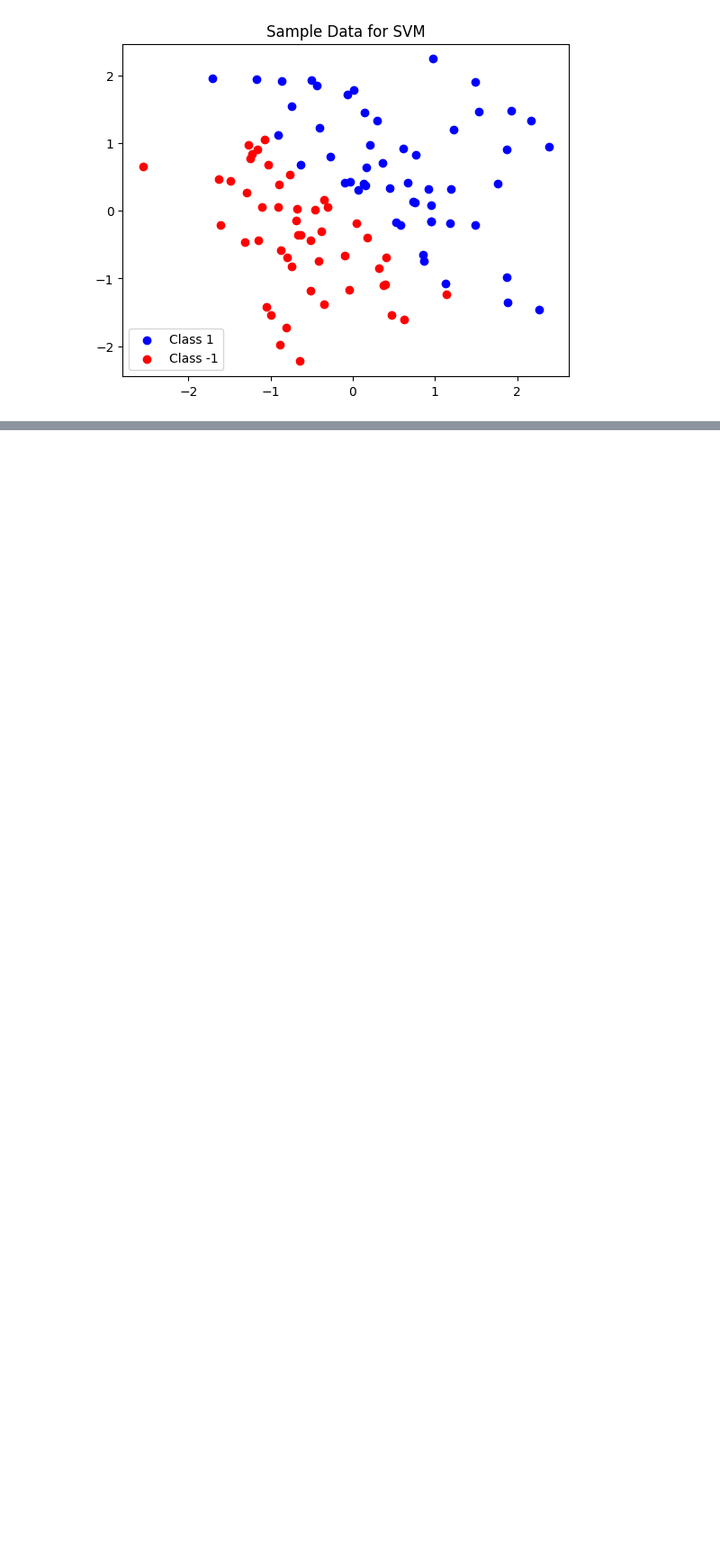
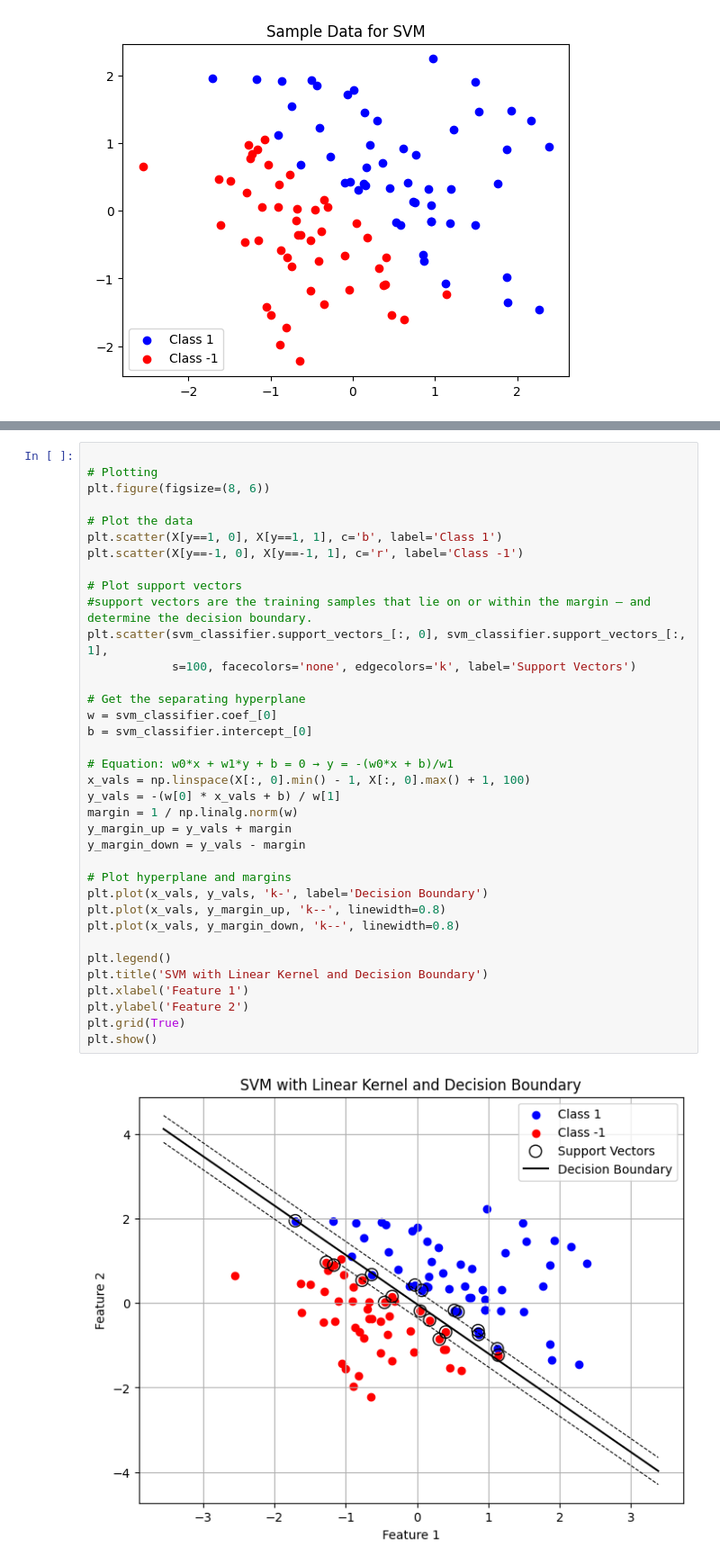
Before and after one commit to mha142/my_pytorch_tutorials, a Jupyter notebook: SVM_tutorial.ipynb, the cells around one changed output, grey strips where cells are left out. Shown: that part at 90% size. Drawn from its saved outputs; the diff is of its cells as text; blank space fills up the shorter version.

```diff
--- a/SVM_tutorial.ipynb
+++ b/SVM_tutorial.ipynb
@@ -72,3 +72,41 @@ Accuracy: 1.0
     accuracy                           1.00        20
    macro avg       1.00      1.00      1.00        20
 weighted avg       1.00      1.00      1.00        20
+# %%
+
+# Plotting
+plt.figure(figsize=(8, 6))
+
+# Plot the data
+plt.scatter(X[y==1, 0], X[y==1, 1], c='b', label='Class 1')
+plt.scatter(X[y==-1, 0], X[y==-1, 1], c='r', label='Class -1')
+
+# Plot support vectors
+#support vectors are the training samples that lie on or within the margin — and determine the decision boundary.
+plt.scatter(svm_classifier.support_vectors_[:, 0], svm_classifier.support_vectors_[:, 1],
+            s=100, facecolors='none', edgecolors='k', label='Support Vectors')
+
+# Get the separating hyperplane
+w = svm_classifier.coef_[0]
+b = svm_classifier.intercept_[0]
+
+# Equation: w0*x + w1*y + b = 0 → y = -(w0*x + b)/w1
+x_vals = np.linspace(X[:, 0].min() - 1, X[:, 0].max() + 1, 100)
+y_vals = -(w[0] * x_vals + b) / w[1]
+margin = 1 / np.linalg.norm(w)
+y_margin_up = y_vals + margin
+y_margin_down = y_vals - margin
+
+# Plot hyperplane and margins
+plt.plot(x_vals, y_vals, 'k-', label='Decision Boundary')
+plt.plot(x_vals, y_margin_up, 'k--', linewidth=0.8)
+plt.plot(x_vals, y_margin_down, 'k--', linewidth=0.8)
+
+plt.legend()
+plt.title('SVM with Linear Kernel and Decision Boundary')
+plt.xlabel('Feature 1')
+plt.ylabel('Feature 2')
+plt.grid(True)
+plt.show()
+# %% [output]
+[figure, added]
```
Also changed, not shown: parts of 1 cell of this notebook.
